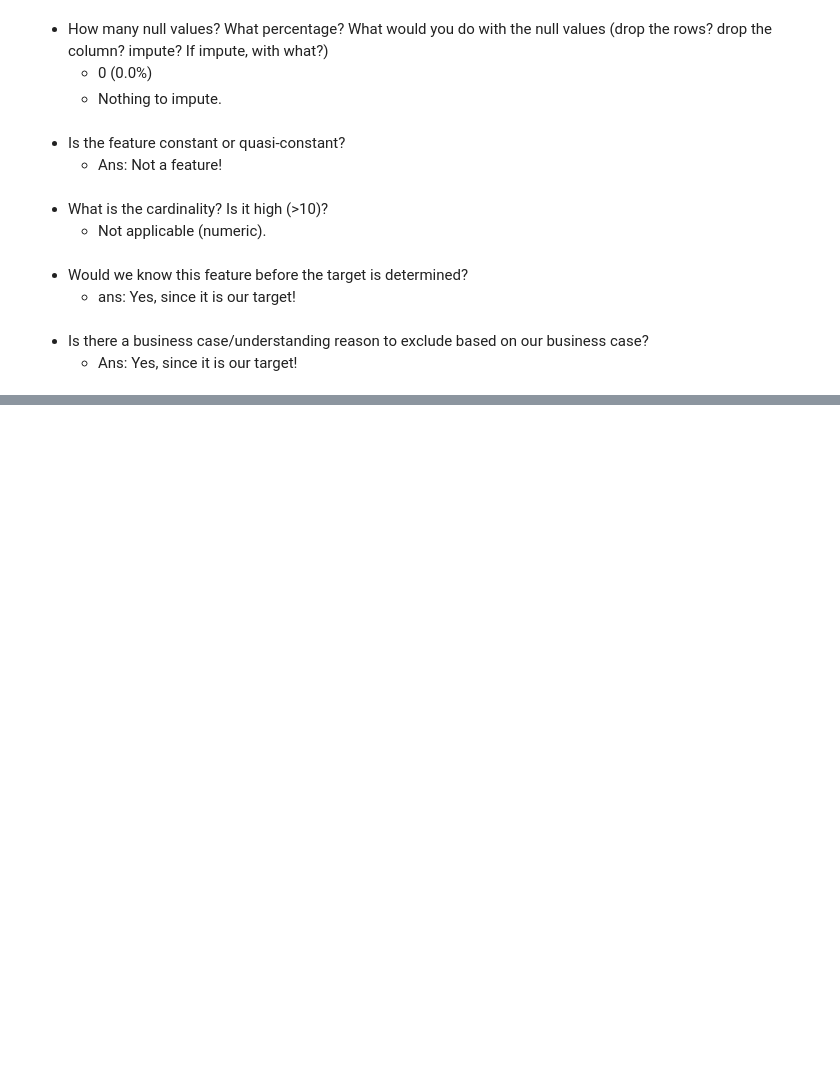
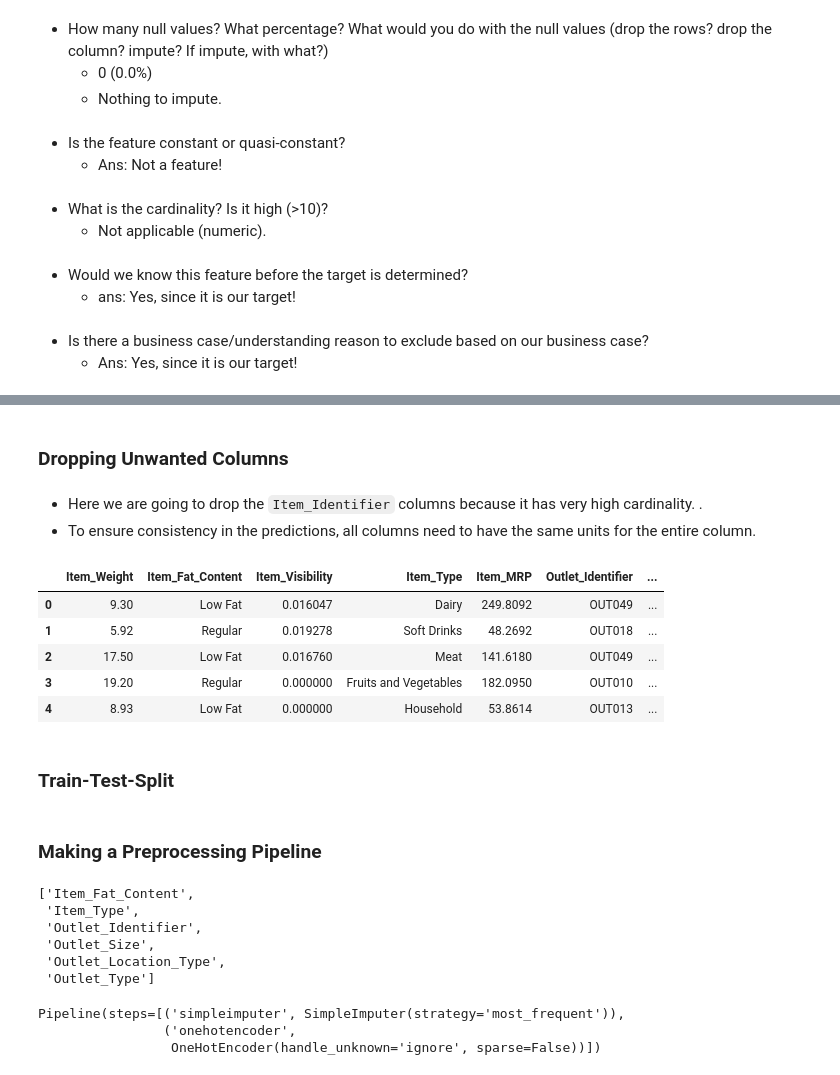
Before and after one commit to uday-routhu/Prediction-of-Product-Sales, a Jupyter notebook: Prediction_of_Product_Sales.ipynb, the cells around one changed output, grey strips where cells are left out. Cells and saved outputs as stored; diff of their text form; code cells hidden in the pictures; blank space fills up the shorter version.

```diff
--- a/Prediction_of_Product_Sales.ipynb
+++ b/Prediction_of_Product_Sales.ipynb
@@ -74,6 +74,8 @@ fname="/content/data/MyDrive/CodingDojo/01-Fundamentals/Week02/Data/sales_predic
 ## Loading Data
 # %%
 df_sales_prediction = pd.read_csv(fname)
+# %%
+df_ml = df_sales_prediction.copy()
 # %%
 df_sales_prediction.info()
 # %% [output]
@@ -1302,0 +1423,9 @@ explore_numeric(df_sales_prediction, "Item_Outlet_Sales")
+# %%
+# replacing inconsistent categories in Item_Fat_Content column
+# then checking to make sure the change took place
+job_content_map = {'LF':'Low Fat',
+                   'reg':'Regular',
+                   'low fat':'Low Fat'}
+
+df_ml['Item_Fat_Content'] = df_ml['Item_Fat_Content'].replace(job_content_map)
+df_ml['Item_Fat_Content'].value_counts()
@@ -1302,0 +1438,6 @@ explore_numeric(df_sales_prediction, "Item_Outlet_Sales")
+# %%
+## Define X and y
+target = 'Item_Outlet_Sales'
+X = df_ml.drop(columns=target).copy()
+y = df_ml[target].copy()
+X.head()
@@ -1302,0 +1451,19 @@ explore_numeric(df_sales_prediction, "Item_Outlet_Sales")
+# %% [markdown]
+### Dropping Unwanted Columns
+# %% [markdown]
+- Here we are going to drop the `Item_Identifier` columns because it has very high cardinality. .
+- To ensure consistency in the predictions, all columns need to have the same units for the entire column.
+# %%
+## Drop unwanted/inappropriate columns
+bad_cols = ['Item_Identifier']
+X = X.drop(columns=bad_cols)
+X.head()
+# %% [output]
+|  | Item_Weight | Item_Fat_Content | Item_Visibility | Item_Type | Item_MRP | Outlet_Identifier | ... |
+| 0 | 9.30 | Low Fat | 0.016047 | Dairy | 249.8092 | OUT049 | ... |
+| 1 | 5.92 | Regular | 0.019278 | Soft Drinks | 48.2692 | OUT018 | ... |
+| 2 | 17.50 | Low Fat | 0.016760 | Meat | 141.6180 | OUT049 | ... |
+| 3 | 19.20 | Regular | 0.000000 | Fruits and Vegetables | 182.0950 | OUT010 | ... |
+| 4 | 8.93 | Low Fat | 0.000000 | Household | 53.8614 | OUT013 | ... |
+# %% [markdown]
+### Train-Test-Split
@@ -1302,0 +1473,25 @@ explore_numeric(df_sales_prediction, "Item_Outlet_Sales")
+# %% [markdown]
+### Making a Preprocessing Pipeline
+# %%
+# Creating a categorical data selector
+cat_selector = make_column_selector(dtype_include = 'object')
+cat_selector(X_train)
+# %% [output]
+['Item_Fat_Content',
+ 'Item_Type',
+ 'Outlet_Identifier',
+ 'Outlet_Size',
+ 'Outlet_Location_Type',
+ 'Outlet_Type']
+# %%
+# Creating a pipline for handling categorical data
+
+impute_cat = SimpleImputer(strategy='most_frequent')
+encoder = OneHotEncoder(handle_unknown='ignore',sparse=False)
+
+cat_pipe = make_pipeline(impute_cat,encoder)
+cat_pipe
+# %% [output]
+Pipeline(steps=[('simpleimputer', SimpleImputer(strategy='most_frequent')),
+                ('onehotencoder',
+                 OneHotEncoder(handle_unknown='ignore', sparse=False))])
```
Also changed, not shown: parts of 25 cells of this notebook.
